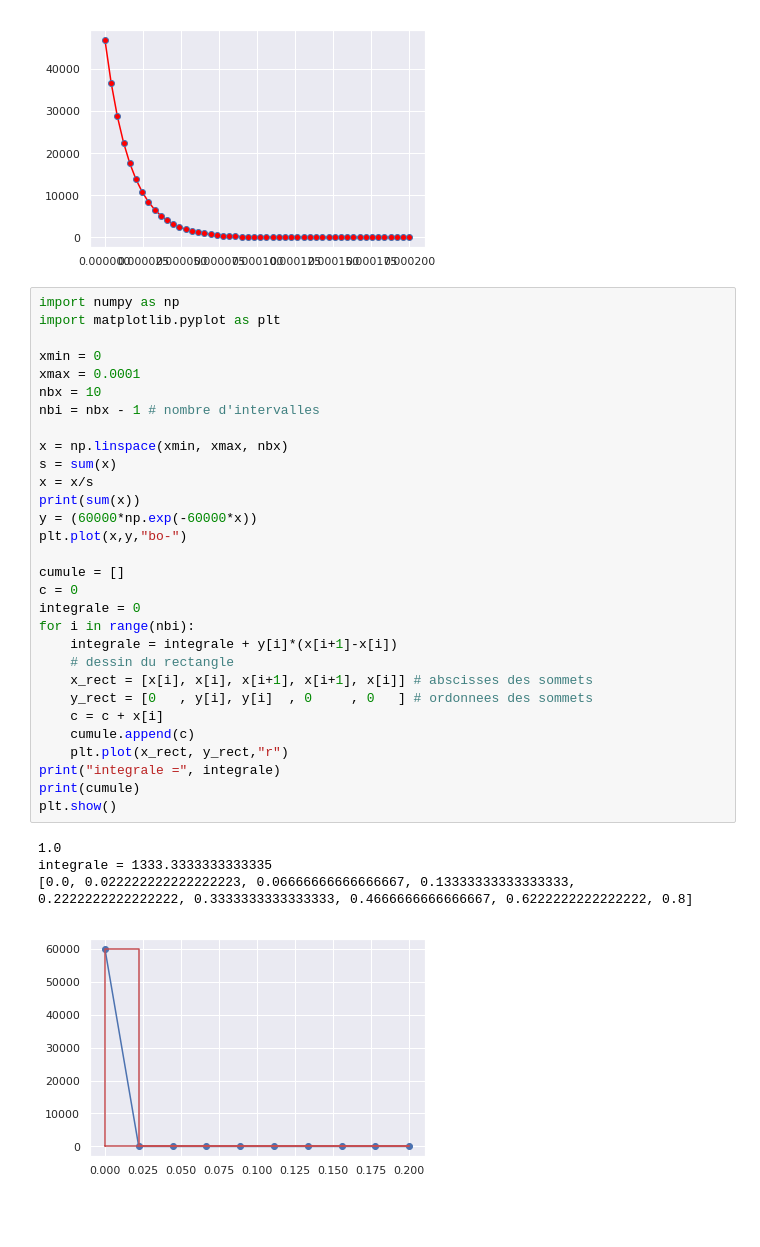
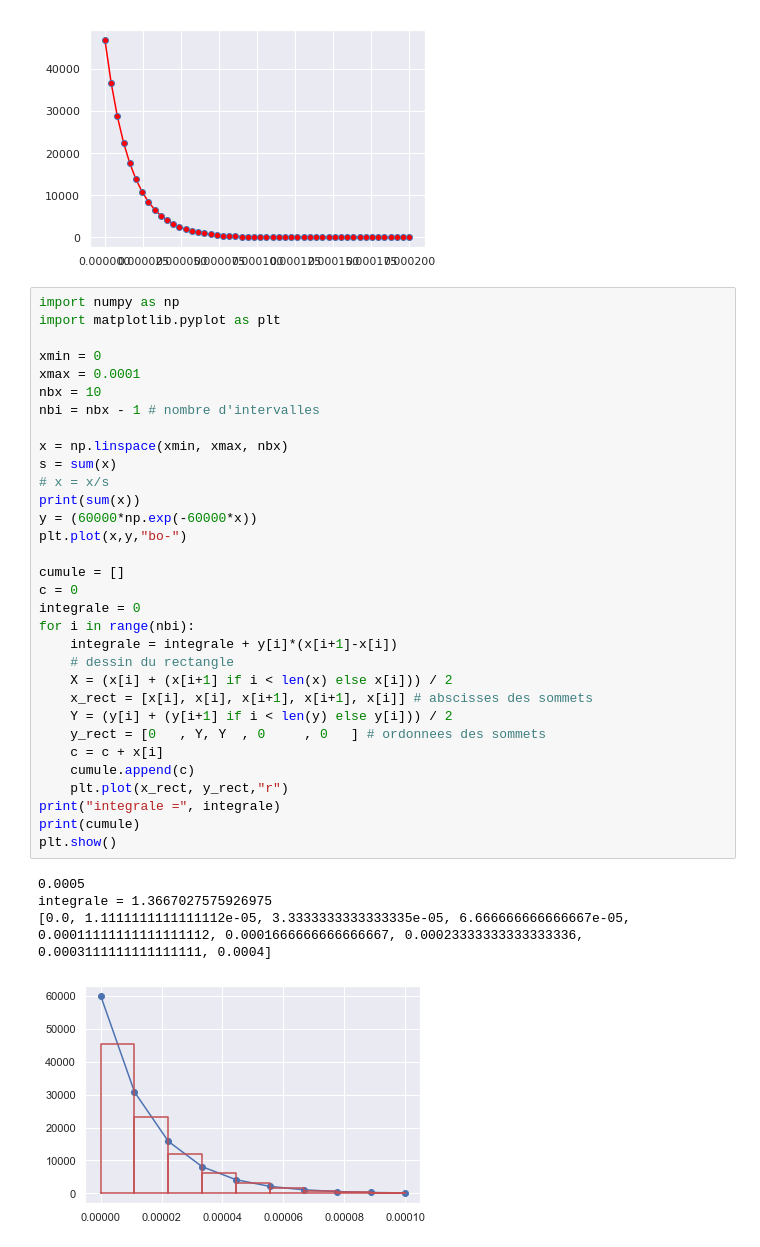
Before and after one commit to aminaghoul/reads_seq, a Jupyter notebook: stage.ipynb, the cells around one changed output. Saved outputs shown, nothing was run; the diff lists cells and outputs as text; blank space fills up the shorter version.

```diff
--- a/stage.ipynb
+++ b/stage.ipynb
@@ -531,35 +535,37 @@ plt.show()
 # %%
 import numpy as np
 import matplotlib.pyplot as plt
 
 xmin = 0
 xmax = 0.0001
 nbx = 10
 nbi = nbx - 1 # nombre d'intervalles
 
 x = np.linspace(xmin, xmax, nbx)
 s = sum(x)
-x = x/s
+# x = x/s
 print(sum(x))
 y = (60000*np.exp(-60000*x))
 plt.plot(x,y,"bo-")
 
 cumule = []
 c = 0
 integrale = 0
 for i in range(nbi):
     integrale = integrale + y[i]*(x[i+1]-x[i])
     # dessin du rectangle
+    X = (x[i] + (x[i+1] if i < len(x) else x[i])) / 2
     x_rect = [x[i], x[i], x[i+1], x[i+1], x[i]] # abscisses des sommets
-    y_rect = [0   , y[i], y[i]  , 0     , 0   ] # ordonnees des sommets
+    Y = (y[i] + (y[i+1] if i < len(y) else y[i])) / 2
+    y_rect = [0   , Y, Y  , 0     , 0   ] # ordonnees des sommets
     c = c + x[i]
     cumule.append(c)
     plt.plot(x_rect, y_rect,"r")
 print("integrale =", integrale)
 print(cumule)
 plt.show()
 # %% [output]
-1.0
-integrale = 1333.3333333333335
-[0.0, 0.022222222222222223, 0.06666666666666667, 0.13333333333333333, 0.2222222222222222, 0.3333333333333333, 0.4666666666666667, 0.6222222222222222, 0.8]
+0.0005
+integrale = 1.3667027575926975
+[0.0, 1.1111111111111112e-05, 3.3333333333333335e-05, 6.666666666666667e-05, 0.00011111111111111112, 0.0001666666666666667, 0.00023333333333333336, 0.0003111111111111111, 0.0004]
-[figure, old version]
+[figure, new version]
```
Also changed, not shown: parts of 3 cells of this notebook.
